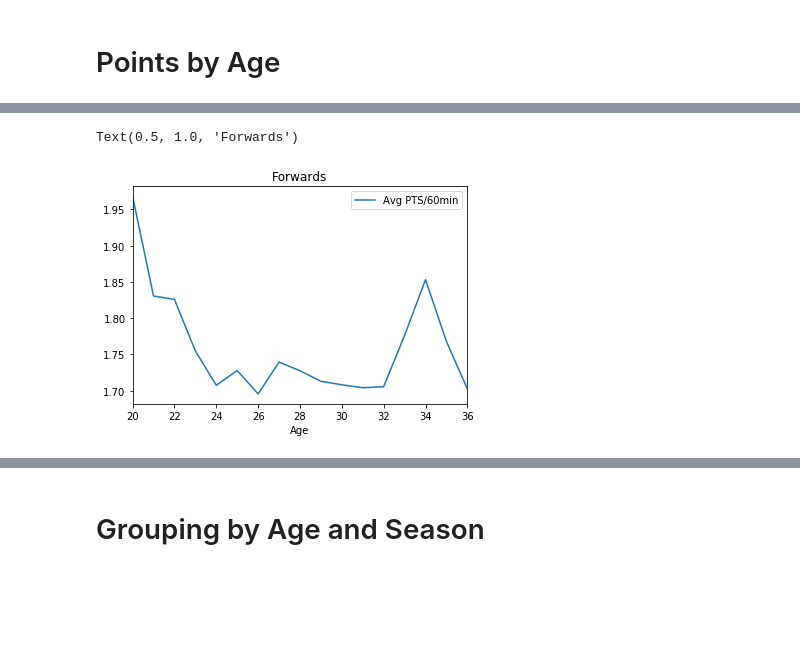
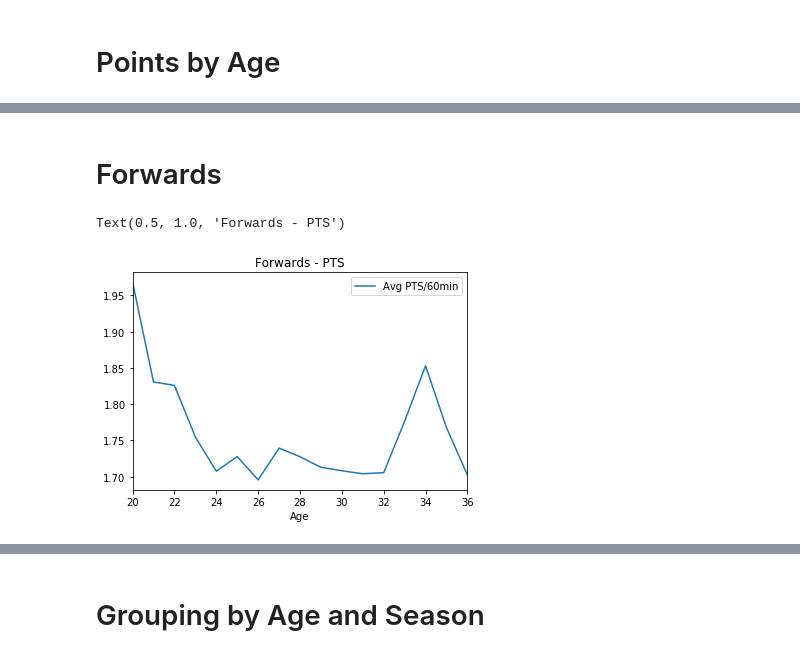
Before and after one commit to Silveris/HockeyStuff, a Jupyter notebook: data_analysis.ipynb, the cells around one changed output, grey strips where cells are left out. Cells and saved outputs as stored; diff of their text form; code cells hidden in the pictures; blank space fills up the shorter version.

```diff
--- a/data_analysis.ipynb
+++ b/data_analysis.ipynb
@@ -28,6 +28,7 @@ def groupby_avg(df, category):
     avg_hits = temp_df["HIT/60min"].mean()
     avg_blocks = temp_df["BLK/60min"].mean()
     avg_shootperc = temp_df["S_percent"].mean()
+    avg_s = temp_df["S/60min"].mean()
     avg_pim = temp_df["PIM/60min"].mean()
     count = temp_df["Player"].count()
 
@@ -39,6 +40,7 @@ def groupby_avg(df, category):
         "Avg HIT/60min" : avg_hits,
         "Avg BLK/60min" : avg_blocks,
         "Avg S_percent" : avg_shootperc,
+        "Avg S/60min" : avg_s,
         "Avg PIM/60min" : avg_pim,
         "Num Players" : count
     })
@@ -212,7 +220,9 @@ youth_by_season_df.head(20)
+# %% [markdown]
+# Forwards
 # %%
 age_groupings_df = groupby_avg(forwards_data, "Age")
 age_groupings_df.plot(kind="line", y = "Avg PTS/60min")
-plt.title("Forwards")
+plt.title("Forwards - PTS")
 # %% [output]
-Text(0.5, 1.0, 'Forwards')
+Text(0.5, 1.0, 'Forwards - PTS')
-[figure, old version]
+[figure, new version]
```
Also changed, not shown: parts of 28 cells of this notebook, 3 other files.
